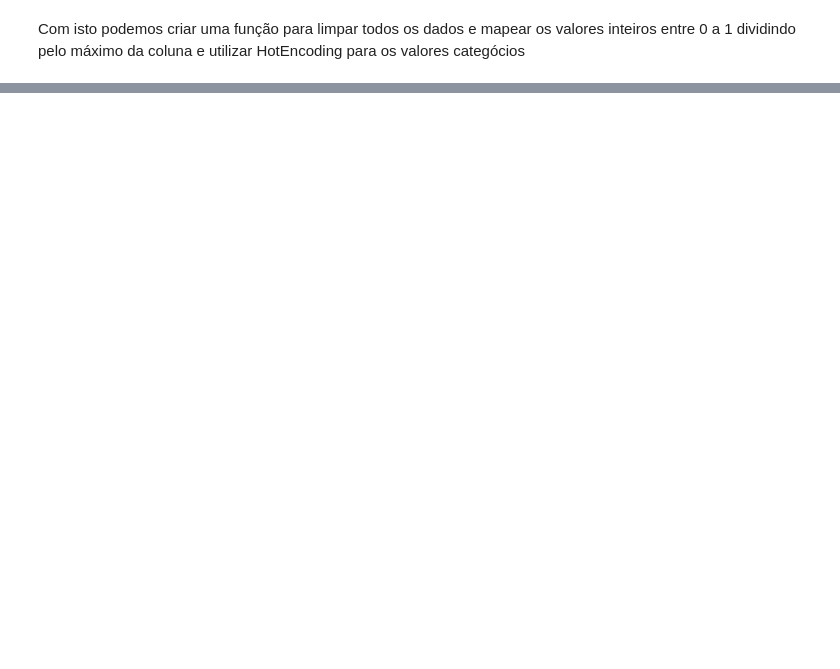
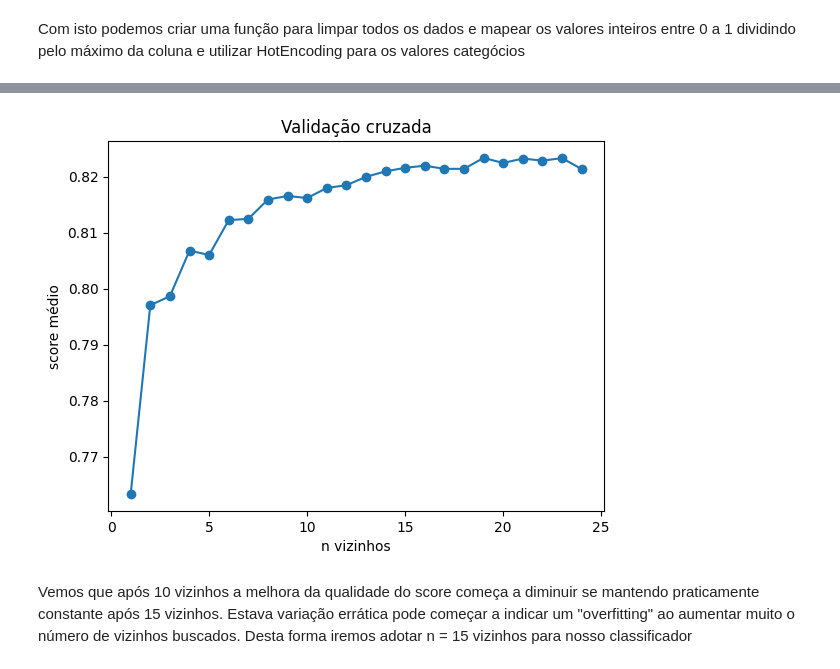
Before and after one commit to mateusvendramini/IA, a Jupyter notebook: IA.ipynb, the cells around one changed output, grey strips where cells are left out. Saved outputs shown, nothing was run; the diff lists cells and outputs as text; code cells hidden in the pictures; blank space fills up the shorter version.

```diff
--- a/IA.ipynb
+++ b/IA.ipynb
@@ -178,7 +106,3 @@ dtype: int64
 # %% [markdown]
 Nestas categorias vamos substituir os valores faltantes pelos mais frequentes nestas classes.
-# %%
-data['workclass'] = data['workclass'].replace('?', 'Private')
-data['occupation'] = data['occupation'].replace('?', 'Prof-specialty')
-data['native_country'] = data['native_country'].replace('?', 'United-States')
 # %% [markdown]
@@ -245,13 +155,12 @@ Para simplificar o modelo vamos escolher as colunas education_num (por já ser n
 Vemos que na coluna 'native_country' 90% dos respondentes tem nacionalidade 'United-States' e além disso, temos 42 categorias diferentes para esta coluna.
 Por conta disso vamos trocar essa classe por: native-american com 1 indicando que é americano, 0 indicando que não.
 # %%
-def usa_map(i):
-    if i == 39:
-        return 1
-    return 0
-
 data['native_country'] = data['native_country'].astype('category')
-data['native_usa'] = data['native_country'].cat.codes.map(usa_map)
+mode = data['native_country'].cat.codes.mode()
+usa_map = lambda a : True if a == mode[0] else False
+native_usa = data['native_country'].cat.codes.map(usa_map)
 data = data.drop('native_country', axis=1)
+native_usa_df = pd.DataFrame(data={'native_usa': native_usa})
+data = pd.concat([data, native_usa_df], axis=1)
 # %% [markdown]
 Com isto podemos criar uma função para limpar todos os dados e mapear os valores inteiros entre 0 a 1 dividindo pelo máximo da coluna e utilizar HotEncoding para os valores categócios
@@ -350,0 +215,31 @@ clean_train, train_output = clean_dataset(train_data)
+# %%
+from sklearn.model_selection import KFold
+n = 1
+n_folds = 5
+kf = KFold(n_splits=n_folds)
+mean_acc = []
+while n < 25:
+    mse = 0
+    kf.get_n_splits(clean_train.values)
+    for i, (train_index, test_index) in enumerate(kf.split(clean_train.values)):
+        knn = KNeighborsClassifier(n_neighbors=n)
+        knn.fit(clean_train.values[train_index], train_output.values[train_index])
+        mse = mse + knn.score(clean_train.values[test_index],
+                               train_output.values[test_index])
+    mse = mse / n_folds
+    mean_acc.append((n, mse))
+    n = n + 1
+# %%
+n, acc = zip(*mean_acc)
+plt.plot(n, acc, marker='o')
+plt.xlabel('n vizinhos')
+plt.ylabel('score médio')
+plt.title("Validação cruzada")
+plt.rcParams['figure.figsize'] = [3, 2]
+plt.show()
+# %% [output]
+[figure, added]
+# %% [markdown]
+Vemos que após 10 vizinhos a melhora da qualidade do score começa a diminuir se mantendo praticamente constante após 15 vizinhos.
+Estava variação errática pode começar a indicar um "overfitting" ao aumentar muito o número de vizinhos buscados.
+Desta forma iremos adotar n = 15 vizinhos para nosso classificador
```
Also changed, not shown: parts of 24 cells of this notebook, 2 other files.
